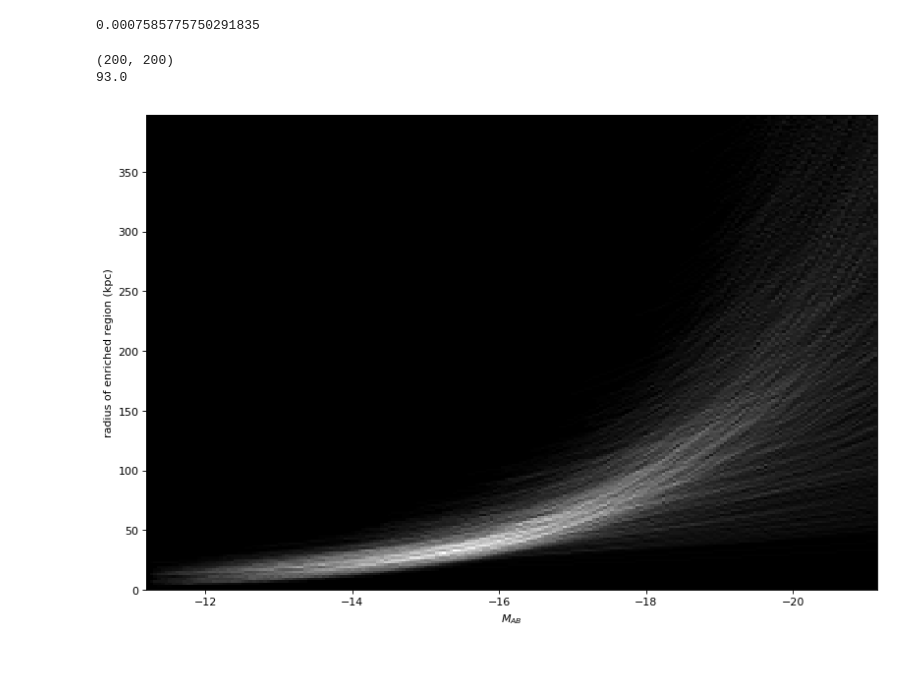
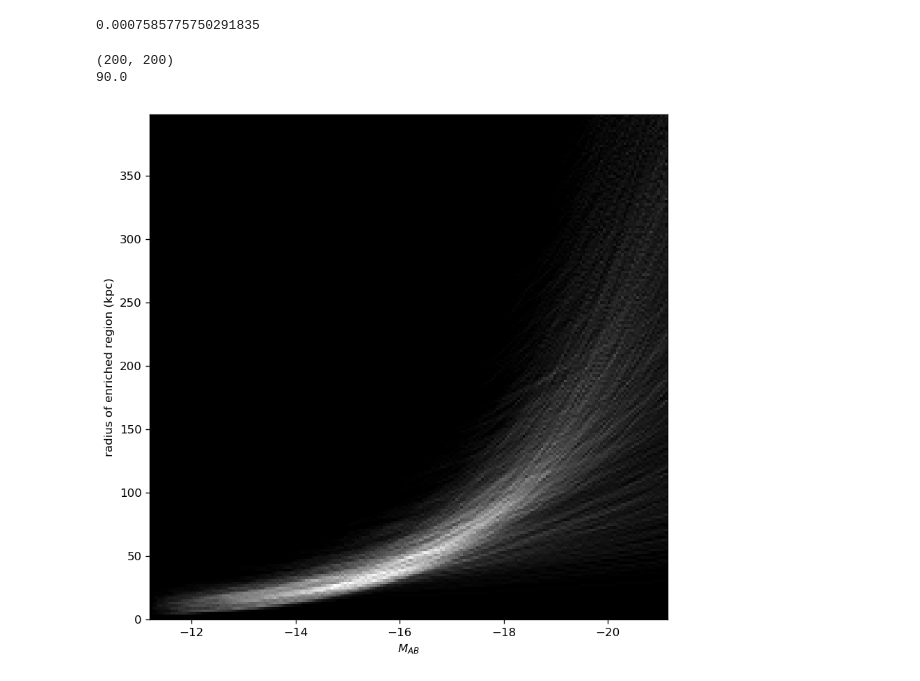
Before and after one commit to seib2/MgII, a Jupyter notebook: MgII_SB.ipynb, the cells around one changed output. Saved outputs shown, nothing was run; the diff lists cells and outputs as text; code cells hidden in the pictures.

```diff
--- a/MgII_SB.ipynb
+++ b/MgII_SB.ipynb
@@ -291,34 +291,34 @@ for counter in range(2000):
         M_index = np.where(np.asarray(Mag) == trun_Mag[loc])[0][0]
         #print(R_index, M_index)
         density_matrix[R_index][M_index] = (density_matrix[R_index][M_index] +
             1.0) if (math.floor(trun_R[loc])<len(R_arr)) else density_matrix[R_index][M_index]
 
 
 print(np.shape(density_matrix))
 print(np.amax(density_matrix))
 
 
-fig=plt.figure(figsize=(12, 8), dpi= 80, facecolor='w', edgecolor='k')
+fig=plt.figure(figsize=(8, 8), dpi= 120, facecolor='w', edgecolor='k')
 
 
 plt.imshow(density_matrix, extent=[-11.2,-21.15,398,0], aspect="auto",cmap=plt.cm.get_cmap('gist_gray'))
 plt.ylabel('radius of enriched region (kpc)')
 plt.xlabel('$M_{AB}$')
 
 #cbar = fig.colorbar(cax, ticks=[-1, 0, 1])
 #cbar.ax.set_yticklabels(['< -1', '0', '> 1'])
 
 #plt.figure()
 #CS = plt.contour(Mag, R_arr, density_matrix)
 #plt.clabel(CS, inline=1, fontsize=10)
 
 #plt.gca().invert_xaxis()
 plt.gca().invert_yaxis()
 
 
 plt.show()
 # %% [output]
 (200, 200)
-93.0
+90.0
-[figure, old version]
+[figure, new version]
 # %%
```
Also changed, not shown: parts of 5 cells of this notebook, 9 other files.
